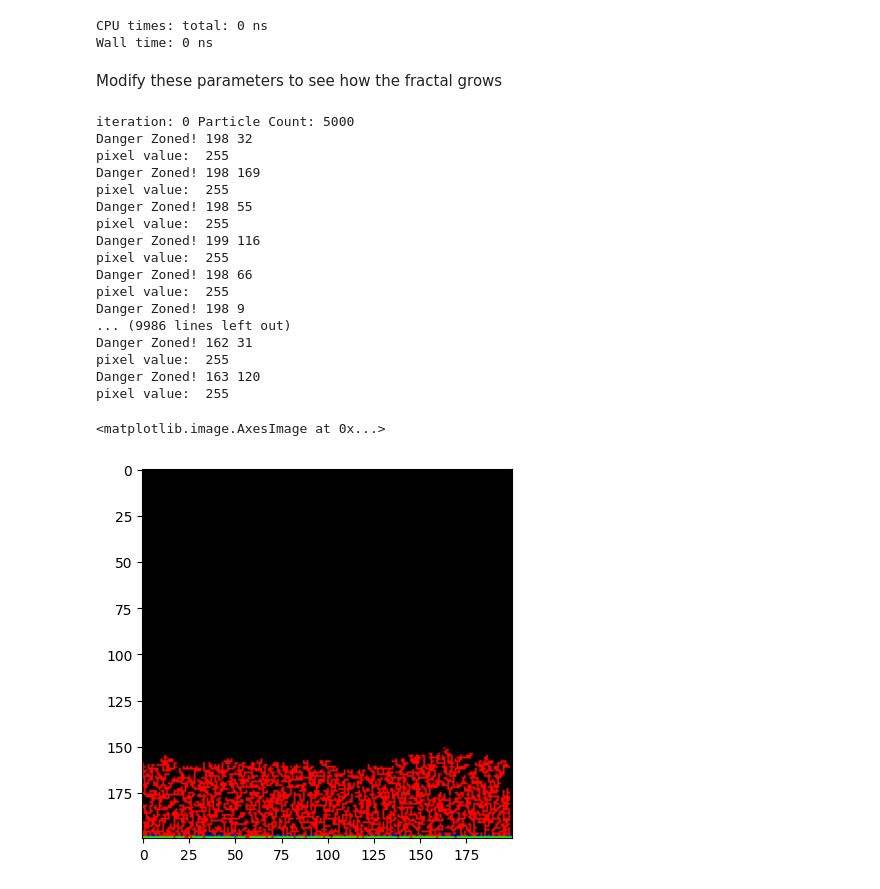
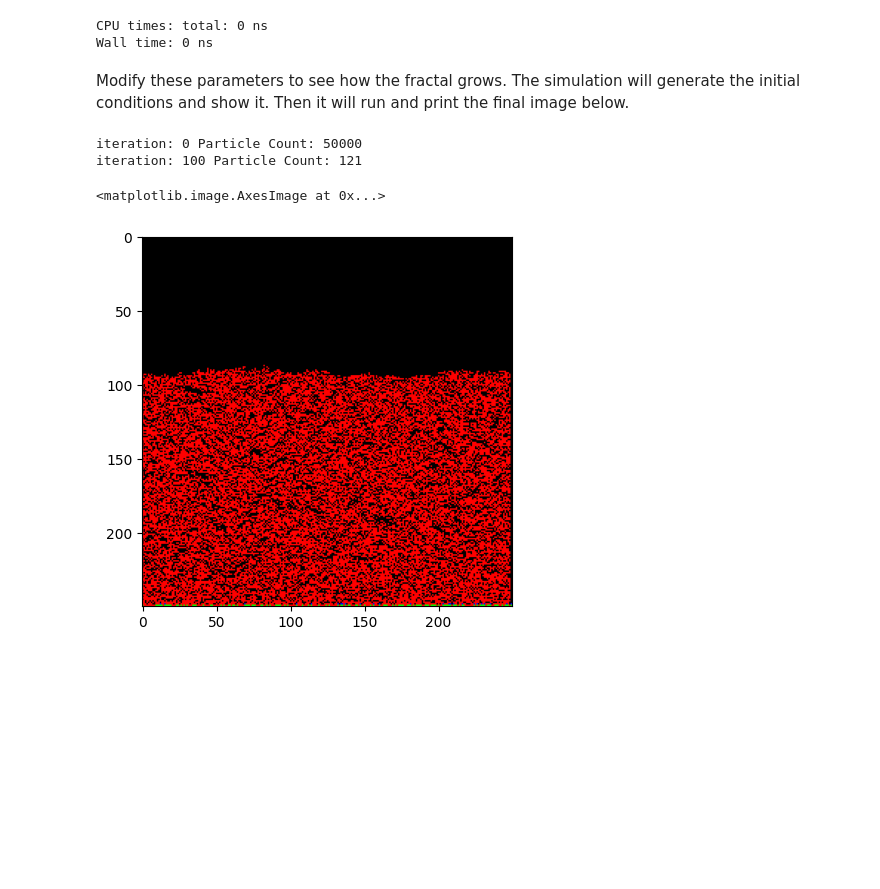
Before and after one commit to Rmend0908/Ballistic_Deposition, a Jupyter notebook: Ballistic_Deposition.ipynb, the cells around one changed output. Cells and saved outputs as stored; diff of their text form; code cells hidden in the pictures; blank space fills up the shorter version.

```diff
--- a/Ballistic_Deposition.ipynb
+++ b/Ballistic_Deposition.ipynb
@@ -12,7 +12,7 @@ from PIL import Image
 from matplotlib import pyplot as plt
 
 
-def tree_simulation(size, points, iterations):
+def tree_simulation(size, points, iterations, progress):
     n=size
     data = numpy.zeros((n,n,3),dtype=numpy.uint8)
     danger_zone=numpy.zeros((n+1,n+1,1),dtype=numpy.uint8)
@@ -64,8 +64,9 @@ def tree_simulation(size, points, iterations):
 
         if frame % 100 == 0:
             print('iteration: ' + str(frame) + ' Particle Count: ' + str(live_points_count))
-            #image = Image.fromarray(data)
-            #image.show()
+            if(progress):
+                image = Image.fromarray(data)
+                image.show()
 
 
 
@@ -118,39 +119,25 @@ def tree_simulation(size, points, iterations):
 
 
 
-    image = Image.fromarray(data)
-    image.show()
+    #image = Image.fromarray(data)
+    #image.show()
 
     return data;
 # %% [output]
 CPU times: total: 0 ns
 Wall time: 0 ns
 # %% [markdown]
-<p> Modify these parameters to see how the fractal grows </p>
+<p> Modify these parameters to see how the fractal grows. The simulation will generate the initial conditions and show it. Then it will run and print the final image below. </p>
 # %%
 #Modify these
-Grid_size = 200         #Creates a square grid of size Grid_size
-particle_count = 5000   #Number of particles
+Grid_size = 250         #Creates a square grid of size Grid_size
+particle_count = 50000   #Number of particles
 iterations = 1000       #Amount of times that the simulation will run for.
+Show_Progress = False    #If true, the simulation will show how the fractal grows.
 
-plt.imshow(tree_simulation(Grid_size,particle_count,iterations))
+plt.imshow(tree_simulation(Grid_size,particle_count,iterations, Show_Progress))
 # %% [output]
-iteration: 0 Particle Count: 5000
-Danger Zoned! 198 32
-pixel value:  255
-Danger Zoned! 198 169
-pixel value:  255
-Danger Zoned! 198 55
-pixel value:  255
-Danger Zoned! 199 116
-pixel value:  255
-Danger Zoned! 198 66
-pixel value:  255
-Danger Zoned! 198 9
-... (9986 lines left out)
-Danger Zoned! 162 31
-pixel value:  255
-Danger Zoned! 163 120
-pixel value:  255
+iteration: 0 Particle Count: 50000
+iteration: 100 Particle Count: 121
 <matplotlib.image.AxesImage at 0x...>
-[figure, old version]
+[figure, new version]
```
Also changed, not shown: 1 other file.
